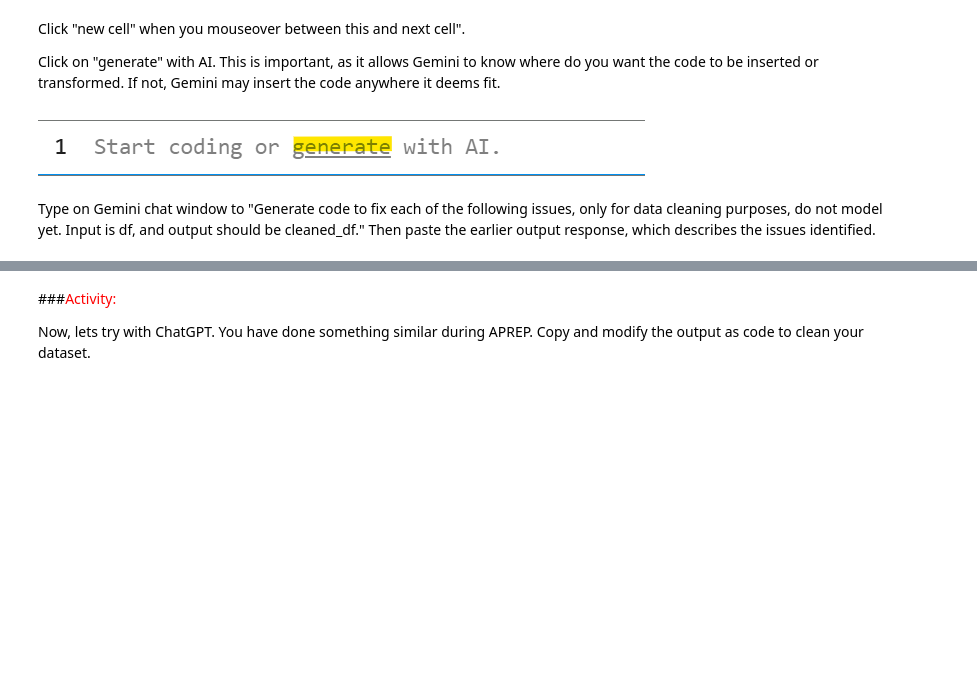
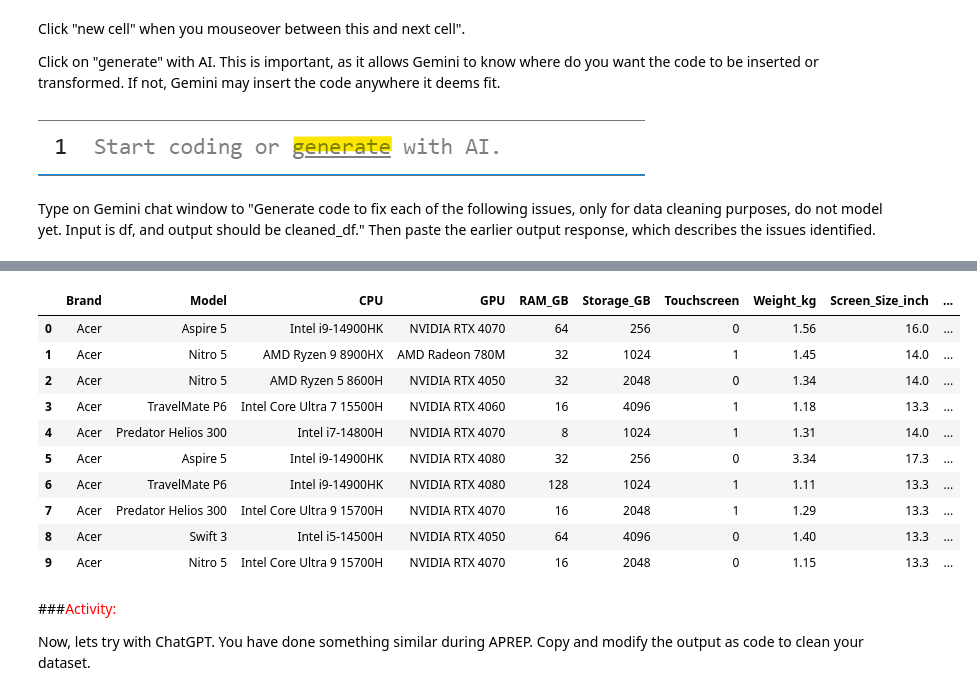
Before and after one commit to huiping-cpu/ADALL_github, a Jupyter notebook: ADALL_Week3_Preparing_and_Modelling_2026_revised_v2.ipynb, the cells around one changed output, grey strips where cells are left out. Cells and saved outputs as stored; diff of their text form; code cells hidden in the pictures; blank space fills up the shorter version.

```diff
--- a/ADALL_Week3_Preparing_and_Modelling_2026_revised_v2.ipynb
+++ b/ADALL_Week3_Preparing_and_Modelling_2026_revised_v2.ipynb
@@ -736,3 +736,89 @@ Click on "generate" with AI. This is important, as it allows Gemini to know wher
 
 Type on Gemini chat window to "Generate code to fix each of the following issues, only for data cleaning purposes, do not model yet.
 Input is df, and output should be cleaned_df." Then paste the earlier output response, which describes the issues identified.
+# %%
+import pandas as pd
+import numpy as np
+
+# Ensure df is available as the input DataFrame
+# If running this cell independently, uncomment the line below
+# df = pd.read_csv('https://raw.githubusercontent.com/rq-goh/ADALL_github/refs/heads/main/laptop_prices_2024_sgd_TL.csv')
+
+cleaned_df = df.copy()
+
+print("--- Cleaning Steps ---")
+
+# 1. Handle Unnamed: 0 (ID-like column)
+if 'Unnamed: 0' in cleaned_df.columns:
+    cleaned_df = cleaned_df.drop(columns=['Unnamed: 0'])
+    print("1. Dropped 'Unnamed: 0' column.")
+
+# 2. Handle constant column Storage_Type
+if 'Storage_Type' in cleaned_df.columns and cleaned_df['Storage_Type'].nunique(dropna=False) <= 1:
+    cleaned_df = cleaned_df.drop(columns=['Storage_Type'])
+    print("2. Dropped 'Storage_Type' column as it is constant.")
+
+# 3. Address discount fields and potential target leakage
+# Recalculate 'Price_SGD' to an estimated original price before discounts
+# This assumes Price_SGD in the dataset is the discounted price.
+if all(col in cleaned_df.columns for col in ['Price_SGD', 'Member_Discount', 'Brand_Discount', 'Discount_percent']):
+    # Ensure Discount_percent is not 0 to avoid division by zero
+    # If Discount_percent is 0, the price is already the original price.
+    # Using a small epsilon to avoid actual zero division while preserving original price if discount is 0
+    epsilon = 1e-9
+
+    price_after_fixed_discounts = cleaned_df['Price_SGD'] + cleaned_df['Member_Discount'] + cleaned_df['Brand_Discount']
+    discount_multiplier = 1 - (cleaned_df['Discount_percent'] / 100)
+
+    # Replace zero or near-zero discount_multiplier with 1 (no discount, price is already base price)
+    # or use the existing price if the discount is zero.
+    # For simplicity, if discount_percent is 0, the price_after_fixed_discounts should already be the base price
+    # and the discount_multiplier would be 1.
+    # If it's truly 0, and price_after_fixed_discounts is not zero, this could indicate an issue or a special case.
+    # For this cleaning, we'll assume a 0 discount_percent means no percentage reduction.
+
+    # The provided formula (Price_SGD + fixed discounts) / (1 - percentage discount) implies
+    # that Price_SGD is the final price AFTER ALL discounts.
+    # Let's adjust to find the 'base price' before any discounts were applied.
+
+    # Estimated original price logic based on typical calculation:
+    # Final Price = (Base Price - Brand Discount - Member Discount) * (1 - Discount_percent/100)
+    # If Price_SGD is the final discounted price:
+    # Base Price = (Price_SGD / (1 - Discount_percent/100)) + Brand_Discount + Member_Discount
+
+    # However, the tutor's example calculation was:
+    # price_after_fixed_discounts = (cleaned_df['Price_SGD'] + cleaned_df['Member_Discount'] + cleaned_df['Brand_Discount'])
+    # discount_multiplier = 1 - (cleaned_df['Discount_percent'] / 100)
+    # cleaned_df['Price_SGD'] = (price_after_fixed_discounts / discount_multiplier).round(2)
+
+    # Following the tutor's provided calculation directly:
+    adjusted_discount_multiplier = np.where(discount_multiplier == 0, 1, discount_multiplier) # Avoid division by zero
+    cleaned_df['Price_SGD'] = (price_after_fixed_discounts / adjusted_discount_multiplier).round(2)
+
+    cleaned_df = cleaned_df.drop(columns=['Discount_percent', 'Brand_Discount', 'Member_Discount'])
+    print("3. Adjusted 'Price_SGD' to estimated original price and dropped discount columns.")
+elif 'Price_SGD' in cleaned_df.columns:
+    # If some discount columns are missing but Price_SGD exists, just drop existing discount columns if any
+    discount_cols_to_drop = [col for col in ['Discount_percent', 'Brand_Discount', 'Member_Discount'] if col in cleaned_df.columns]
+    if discount_cols_to_drop:
+        cleaned_df = cleaned_df.drop(columns=discount_cols_to_drop)
+        print(f"3. Dropped available discount columns: {discount_cols_to_drop}.")
+    else:
+        print("3. No discount columns to drop or adjust.")
+
+# 4. Handle Touchscreen (boolean to integer)
+if 'Touchscreen' in cleaned_df.columns:
+    cleaned_df['Touchscreen'] = cleaned_df['Touchscreen'].astype(int)
+    print("4. Converted 'Touchscreen' boolean to integer (0/1).")
+
+# 5. Multicollinearity (Weight_kg and Screen_Size_inch) - No action for cleaning stage.
+#    These columns are legitimate features and tree models are less sensitive to multicollinearity.
+#    Dropping one is a modeling decision, not a cleaning one.
+print("5. Multicollinearity between 'Weight_kg' and 'Screen_Size_inch' noted but no action taken in cleaning stage.")
+
+print("--- Cleaning Complete ---")
+print(f"Original df shape: {df.shape}")
+print(f"Cleaned df shape: {cleaned_df.shape}")
+
+cleaned_df.head(10)
+# %% [output]
@@ -739,3 +834,14 @@ Input is df, and output should be cleaned_df." Then paste the earlier output res
+|  | Brand | Model | CPU | GPU | RAM_GB | Storage_GB | Touchscreen | Weight_kg | Screen_Size_inch | ... |
+| 0 | Acer | Aspire 5 | Intel i9-14900HK | NVIDIA RTX 4070 | 64 | 256 | 0 | 1.56 | 16.0 | ... |
+| 1 | Acer | Nitro 5 | AMD Ryzen 9 8900HX | AMD Radeon 780M | 32 | 1024 | 1 | 1.45 | 14.0 | ... |
+| 2 | Acer | Nitro 5 | AMD Ryzen 5 8600H | NVIDIA RTX 4050 | 32 | 2048 | 0 | 1.34 | 14.0 | ... |
+| 3 | Acer | TravelMate P6 | Intel Core Ultra 7 15500H | NVIDIA RTX 4060 | 16 | 4096 | 1 | 1.18 | 13.3 | ... |
+| 4 | Acer | Predator Helios 300 | Intel i7-14800H | NVIDIA RTX 4070 | 8 | 1024 | 1 | 1.31 | 14.0 | ... |
+| 5 | Acer | Aspire 5 | Intel i9-14900HK | NVIDIA RTX 4080 | 32 | 256 | 0 | 3.34 | 17.3 | ... |
+| 6 | Acer | TravelMate P6 | Intel i9-14900HK | NVIDIA RTX 4080 | 128 | 1024 | 1 | 1.11 | 13.3 | ... |
+| 7 | Acer | Predator Helios 300 | Intel Core Ultra 9 15700H | NVIDIA RTX 4070 | 16 | 2048 | 1 | 1.29 | 13.3 | ... |
+| 8 | Acer | Swift 3 | Intel i5-14500H | NVIDIA RTX 4050 | 64 | 4096 | 0 | 1.40 | 13.3 | ... |
+| 9 | Acer | Nitro 5 | Intel Core Ultra 9 15700H | NVIDIA RTX 4070 | 16 | 2048 | 0 | 1.15 | 13.3 | ... |
 # %%
 # -----------------------------
 # Note: The following is an example generated by the tutor.
```
Also changed, not shown: parts of 1 cell of this notebook.
